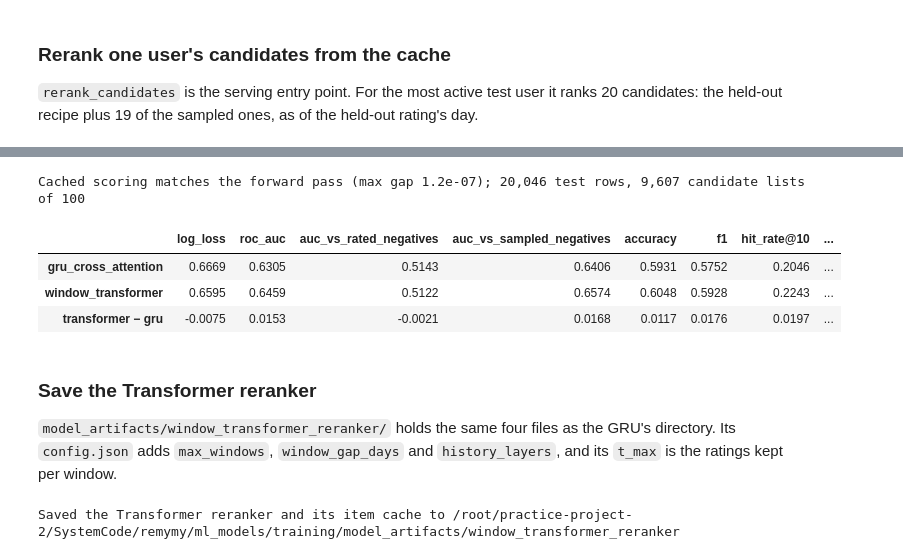
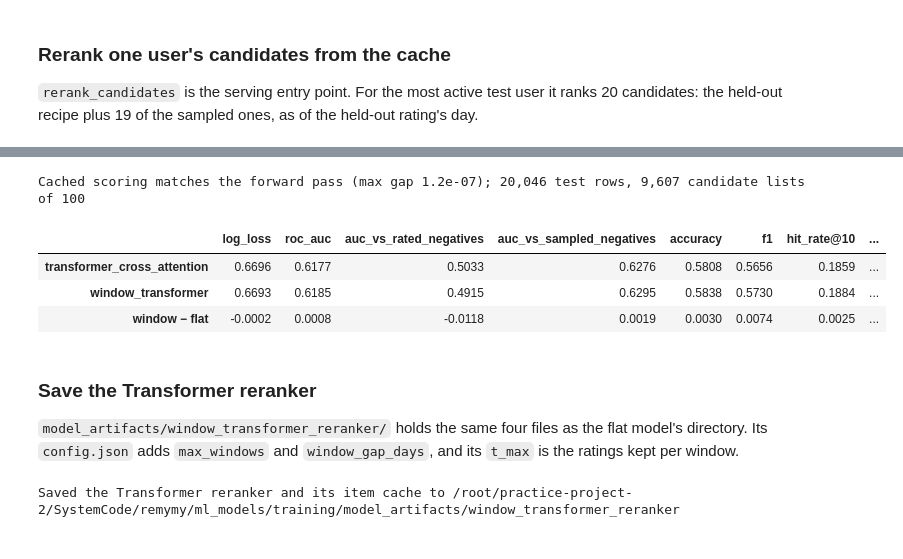
Before and after one commit to 2na3k/practice-project-2, a Jupyter notebook: SystemCode/remymy/ml_models/training/model_training_reranker_avgemb.ipynb, the cells around one changed output, grey strips where cells are left out. Drawn from its saved outputs; the diff is of its cells as text; code cells hidden in the pictures.

```diff
--- a/SystemCode/remymy/ml_models/training/model_training_reranker_avgemb.ipynb
+++ b/SystemCode/remymy/ml_models/training/model_training_reranker_avgemb.ipynb
@@ -584,8 +707,10 @@ def to_batch(arrays, index):
     return (torch.from_numpy(arrays["candidate"][index]).to(device),
             torch.from_numpy(arrays["history"][index, :lengths.max()]).to(device),
             torch.from_numpy(arrays["history_rating"][index, :lengths.max()]).to(device),
-            torch.from_numpy(lengths),  # Stays on the CPU for packing.
-            torch.from_numpy(arrays["profile"][index]).to(device))
+            torch.from_numpy(arrays["history_day"][index, :lengths.max()]).to(device),
+            torch.from_numpy(lengths).to(device),
+            torch.from_numpy(arrays["profile"][index]).to(device),
+            torch.from_numpy(arrays["preferences_nutrient"][index]).to(device))
 
 
 def epoch_order(user, position, chunk_size, rng):
@@ -630,7 +755,7 @@ def classification_metrics(labels, probabilities, threshold=0.5):
 
 def train_model(model, train, validation, config, make_batch=to_batch):
     """AdamW on BCE with early stopping on validation log loss; restores the best epoch's weights.
-    make_batch(arrays, index) builds the model inputs: to_batch, or window_batch for the Transformer below."""
+    make_batch(arrays, index) builds the model inputs: to_batch, or window_batch for the window Transformer below."""
     torch.manual_seed(config.seed)
     rng = np.random.default_rng(config.seed)
     optimizer = torch.optim.AdamW(model.parameters(), lr=config.lr, weight_decay=config.weight_decay)
@@ -791,7 +914,7 @@ def test_report(scores, probabilities):
 
 
 evaluation = pd.DataFrame({
-    "gru_cross_attention": test_report(test_probability, probabilities=True),
+    "transformer_cross_attention": test_report(test_probability, probabilities=True),
     "popularity": test_report(np.log1p(train_popularity[test["candidate"]]), probabilities=False),
     "constant": test_report(np.full(len(test_rows), data["train"]["label"].mean()), probabilities=True),
 }).T
@@ -902,7 +1038,7 @@ candidate_lists = np.column_stack([test["candidate"][held_out], ranking_negative
 list_scores = score_cached(model, catalog_embeddings, test, held_out, candidate_lists)
 jitter = ranking_rng.random(candidate_lists.shape) * 1e-6  # Breaks ties between equal popularity counts.
 ranking = pd.DataFrame({
-    "gru_cross_attention": ranking_metrics(list_scores, CONFIG.ndcg_k),
+    "transformer_cross_attention": ranking_metrics(list_scores, CONFIG.ndcg_k),
     "popularity": ranking_metrics(np.log1p(train_popularity[candidate_lists]) + jitter, CONFIG.ndcg_k),
     "random": ranking_metrics(ranking_rng.random(candidate_lists.shape), CONFIG.ndcg_k),
 }).T
@@ -1115,6 +1257,6 @@ Windows: a gap of 183+ days starts one; the last 10 are kept, with the last 20 r
 # %%
 class WindowTransformerHistoryEncoder(nn.Module):
-    """History windows → one self-attention state per history rating; takes the GRU's place in the reranker."""
+    """History windows → one self-attention state per history rating; takes HistoryEncoder's place in the reranker."""
 
     def __init__(self, config):
         super().__init__()
@@ -1127,13 +1269,14 @@ class WindowTransformerHistoryEncoder(nn.Module):
         self.self_attention = nn.TransformerEncoder(layer, config.history_layers, norm=nn.LayerNorm(d),
                                                     enable_nested_tensor=False)
 
-    def forward(self, history_emb, history_rating, window_len):
+    def forward(self, history_emb, history_rating, history_day, window_len):
         """States (B, L, d) and their padding mask (B, L), True = padded: row b's ratings fill its first
         window_len[b].sum() slots, and L is the most that any row of the batch has.
 
         history_emb (B, K, T, d) and history_rating (B, K, T) hold window k's ratings in date order, left-aligned,
         window 0 the most recent; window_len (B, K) counts them, 0 for a window the user does not have. The tokens of
-        all K windows form one sequence, so each rating attends within its own window and across the others."""
+        all K windows form one sequence, so each rating attends within its own window and across the others.
+        history_day is not used (None): the windows already group the ratings by time."""
         window_len = window_len.to(history_emb.device)
         windows, steps = history_emb.shape[1:3]
         steps_back = window_len.unsqueeze(-1) - 1 - torch.arange(steps, device=history_emb.device)  # (B, K, T)
@@ -1149,11 +1292,13 @@ class WindowTransformerHistoryEncoder(nn.Module):
         return self.self_attention(packed, src_key_padding_mask=padded), padded
 
 
-class WindowTransformerReranker(GRUCrossAttentionReranker):
-    """GRUCrossAttentionReranker over history windows, with WindowTransformerHistoryEncoder in place of the GRU.
+class WindowTransformerReranker(TransformerCrossAttentionReranker):
+    """TransformerCrossAttentionReranker over history windows, with WindowTransformerHistoryEncoder in place of
+    HistoryEncoder.
 
-    forward, user_keys and score_candidates are inherited: they take history (B, K, T) and window lengths (B, K) in
-    place of history (B, T) and its lengths, and the candidate attends over [U_profile; one state per rating]."""
+    forward, user_keys and score_candidates are inherited: they take history (B, K, T), no days and window lengths
+    (B, K) in place of history (B, T), its days and its lengths, and the candidate attends over
+    [U_profile; one state per rating]."""
 
     def __init__(self, token_ids, field_ids, numeric, vocab_size, n_profile, config):
         super().__init__(token_ids, field_ids, numeric, vocab_size, n_profile, config)
@@ -1164,13 +1309,13 @@ def parameter_count(module):
     return sum(parameter.numel() for parameter in module.parameters())
 
 
-# The same seed as the GRU model: every module but the history encoder starts from the GRU model's initial weights.
+# The same seed as the flat model: every module but the history encoder starts from the flat model's initial weights.
 torch.manual_seed(WINDOW_CONFIG.seed)
 window_model = WindowTransformerReranker(token_ids, field_ids, recipe_numeric, len(vocabulary), profile.shape[1],
                                          WINDOW_CONFIG).to(device)
 print(window_model.history_encoder)
 print(f"{parameter_count(window_model):,} parameters, {parameter_count(window_model.history_encoder):,} of them in "
-      f"the history encoder (GRU model: {parameter_count(model):,} and {parameter_count(model.history_encoder):,})")
+      f"the history encoder (flat model: {parameter_count(model):,} and {parameter_count(model.history_encoder):,})")
 # %% [output]
 WindowTransformerHistoryEncoder(
   (rating_projection): Linear(in_features=1, out_features=64, bias=True)
@@ -1239,35 +1381,36 @@ better lower, every other column higher; the last row is Transformer − GRU.
 # %%
 window_test_probability = predict_proba(window_model, window_data["test"], make_batch=window_batch)
 window_embeddings = encode_catalog(window_model)
 window_cached = score_cached(window_model, window_embeddings, window_data["test"], np.arange(len(test_rows)),
                              test["candidate"][:, None], make_batch=window_batch)[:, 0]
 window_cache_gap = float(np.abs(window_cached - window_test_probability).max())
 if window_cache_gap > 1e-4:
     raise RuntimeError(f"Cached scoring differs from the forward pass by up to {window_cache_gap:.2e}")
 window_list_scores = score_cached(window_model, window_embeddings, window_data["test"], held_out, candidate_lists,
                                   make_batch=window_batch)
 
 comparison = pd.DataFrame({
-    "gru_cross_attention": {**evaluation.loc["gru_cross_attention"], **ranking.loc["gru_cross_attention"]},
+    "transformer_cross_attention": {**evaluation.loc["transformer_cross_attention"],
+                                    **ranking.loc["transformer_cross_attention"]},
     "window_transformer": {**test_report(window_test_probability, probabilities=True),
                            **ranking_metrics(window_list_scores, CONFIG.ndcg_k)},
 }).T
-comparison.loc["transformer − gru"] = comparison.loc["window_transformer"] - comparison.loc["gru_cross_attention"]
+comparison.loc["window − flat"] = comparison.loc["window_transformer"] - comparison.loc["transformer_cross_attention"]
 print(f"Cached scoring matches the forward pass (max gap {window_cache_gap:.1e}); {len(test_rows):,} test rows, "
       f"{len(held_out):,} candidate lists of {candidate_lists.shape[1]}")
 display(comparison[["log_loss", "roc_auc", "auc_vs_rated_negatives", "auc_vs_sampled_negatives", "accuracy", "f1",
                     f"hit_rate@{CONFIG.ndcg_k}", f"ndcg@{CONFIG.ndcg_k}", "mrr", "mean_rank"]].round(4))
 # %% [output]
 Cached scoring matches the forward pass (max gap 1.2e-07); 20,046 test rows, 9,607 candidate lists of 100
 |  | log_loss | roc_auc | auc_vs_rated_negatives | auc_vs_sampled_negatives | accuracy | f1 | hit_rate@10 | ... |
-| gru_cross_attention | 0.6669 | 0.6305 | 0.5143 | 0.6406 | 0.5931 | 0.5752 | 0.2046 | ... |
-| window_transformer | 0.6595 | 0.6459 | 0.5122 | 0.6574 | 0.6048 | 0.5928 | 0.2243 | ... |
-| transformer − gru | -0.0075 | 0.0153 | -0.0021 | 0.0168 | 0.0117 | 0.0176 | 0.0197 | ... |
+| transformer_cross_attention | 0.6696 | 0.6177 | 0.5033 | 0.6276 | 0.5808 | 0.5656 | 0.1859 | ... |
+| window_transformer | 0.6693 | 0.6185 | 0.4915 | 0.6295 | 0.5838 | 0.5730 | 0.1884 | ... |
+| window − flat | -0.0002 | 0.0008 | -0.0118 | 0.0019 | 0.0030 | 0.0074 | 0.0025 | ... |
 # %% [markdown]
 ### Save the Transformer reranker
 
-`model_artifacts/window_transformer_reranker/` holds the same four files as the GRU's directory. Its `config.json`
-adds `max_windows`, `window_gap_days` and `history_layers`, and its `t_max` is the ratings kept per window.
+`model_artifacts/window_transformer_reranker/` holds the same four files as the flat model's directory. Its
+`config.json` adds `max_windows` and `window_gap_days`, and its `t_max` is the ratings kept per window.
 # %%
 WINDOW_ARTIFACT_DIR.mkdir(parents=True, exist_ok=True)
 torch.save(window_model.state_dict(), WINDOW_ARTIFACT_DIR / "model.pt")
```
Also changed, not shown: parts of 31 cells of this notebook, 1 other file.
